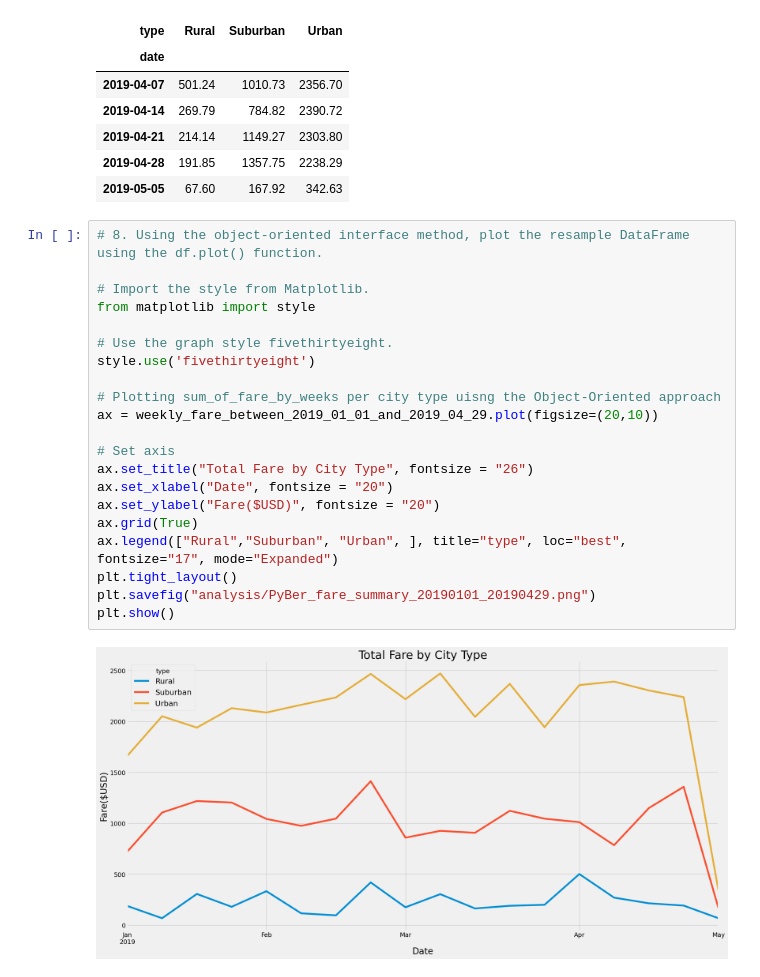
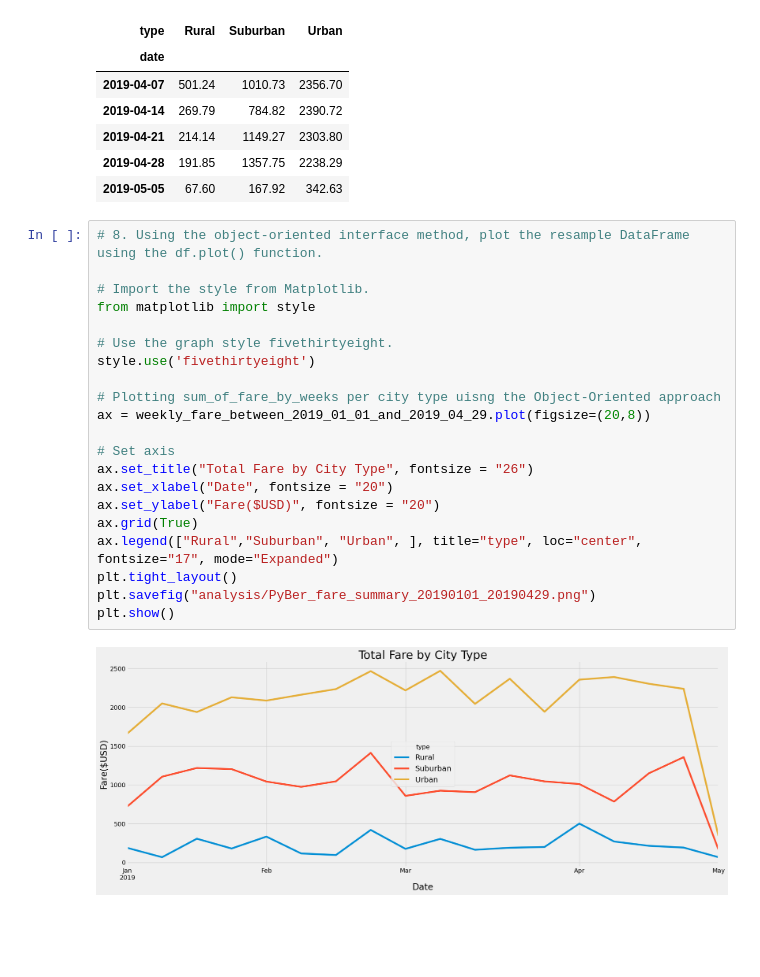
Before and after one commit to fareenamughal/PyBer_Analysis, a Jupyter notebook: PyBer_Challenge.ipynb, the cells around one changed output. Saved outputs shown, nothing was run; the diff lists cells and outputs as text; blank space fills up the shorter version.

```diff
--- a/PyBer_Challenge.ipynb
+++ b/PyBer_Challenge.ipynb
@@ -409,23 +409,23 @@ weekly_fare_between_2019_01_01_and_2019_04_29.tail()
 # %%
 # 8. Using the object-oriented interface method, plot the resample DataFrame using the df.plot() function.
 
 # Import the style from Matplotlib.
 from matplotlib import style
 
 # Use the graph style fivethirtyeight.
 style.use('fivethirtyeight')
 
 # Plotting sum_of_fare_by_weeks per city type uisng the Object-Oriented approach
-ax = weekly_fare_between_2019_01_01_and_2019_04_29.plot(figsize=(20,10))
+ax = weekly_fare_between_2019_01_01_and_2019_04_29.plot(figsize=(20,8))
 
 # Set axis
 ax.set_title("Total Fare by City Type", fontsize = "26")
 ax.set_xlabel("Date", fontsize = "20")
 ax.set_ylabel("Fare($USD)", fontsize = "20")
 ax.grid(True)
-ax.legend(["Rural","Suburban", "Urban", ], title="type", loc="best", fontsize="17", mode="Expanded")
+ax.legend(["Rural","Suburban", "Urban", ], title="type", loc="center", fontsize="17", mode="Expanded")
 plt.tight_layout()
 plt.savefig("analysis/PyBer_fare_summary_20190101_20190429.png")
 plt.show()
 # %% [output]
-[figure, old version]
+[figure, new version]
```
Also changed, not shown: 1 other file.
